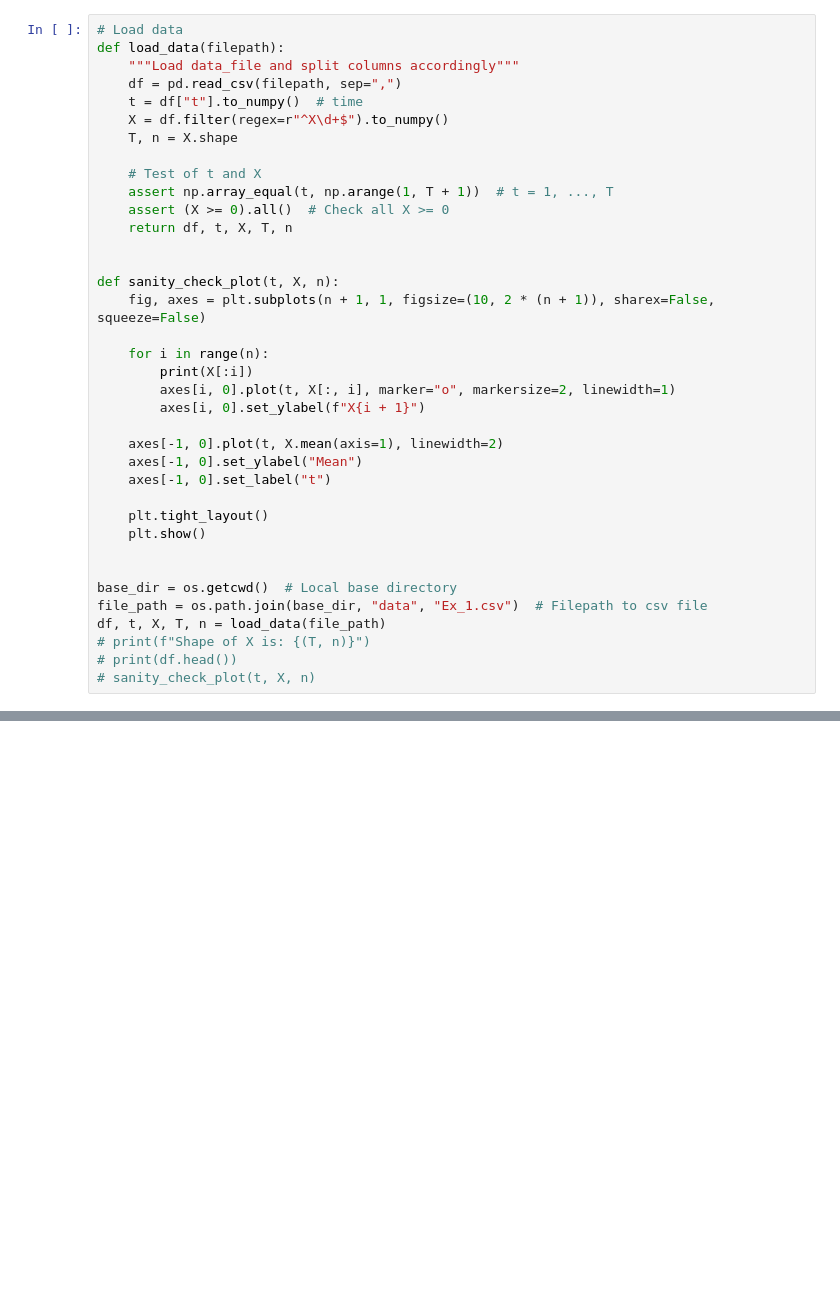
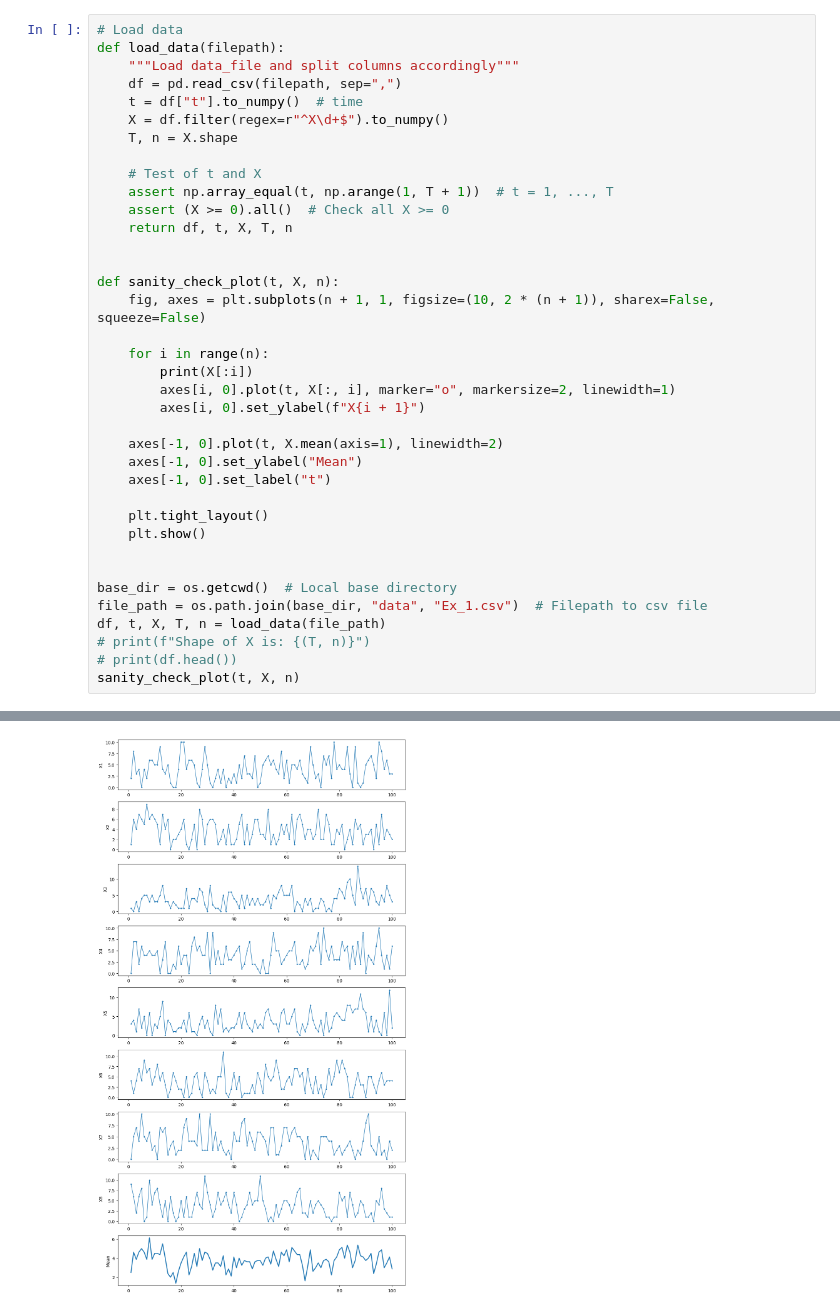
Before and after one commit to JeppeBondeBakkensen/ModCom, a Jupyter notebook: del1.ipynb, the cells around one changed output, grey strips where cells are left out. Drawn from its saved outputs; the diff is of its cells as text; blank space fills up the shorter version.

```diff
--- a/del1.ipynb
+++ b/del1.ipynb
@@ -49,4 +51,5 @@ file_path = os.path.join(base_dir, "data", "Ex_1.csv")  # Filepath to csv file
 df, t, X, T, n = load_data(file_path)
 # print(f"Shape of X is: {(T, n)}")
 # print(df.head())
-# sanity_check_plot(t, X, n)
+sanity_check_plot(t, X, n)
+# %% [output]
@@ -53,3 +73,4 @@ df, t, X, T, n = load_data(file_path)
+[figure, added]
 # %%
 def build_Gamma(beta, gamma):
     """Build the 3x3 transition matrix Γ for the Markov chain C_t ∈ {0,1,2}.
```
Also changed, not shown: parts of 10 cells of this notebook.
